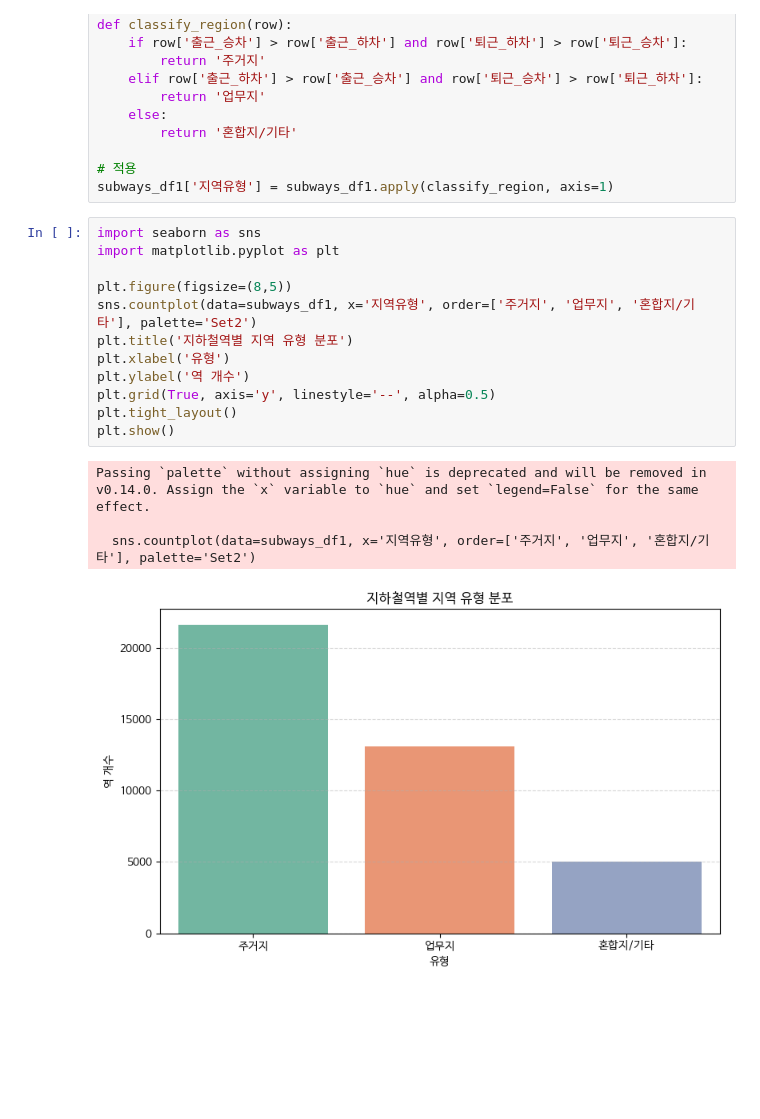
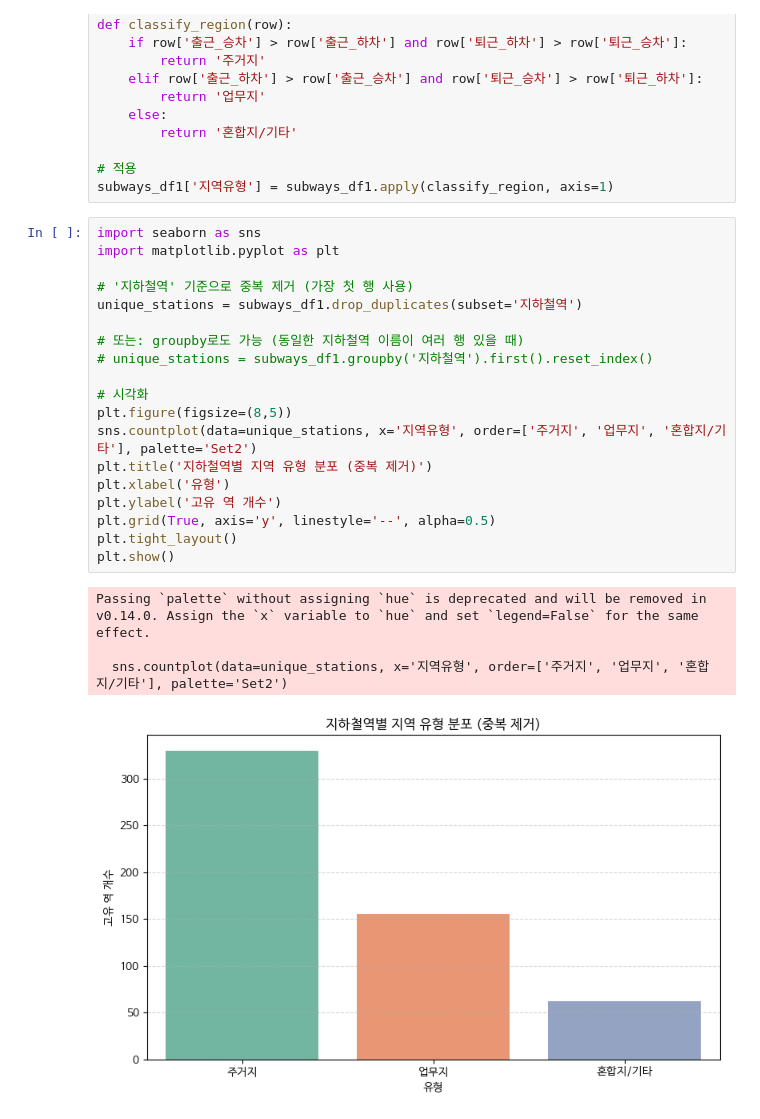
Before and after one commit to Telkem/hipython_rep, a Jupyter notebook: 2_data_anal_subways/보고서.ipynb, the cells around one changed output. Cells and saved outputs as stored; diff of their text form; blank space fills up the shorter version.

```diff
--- a/2_data_anal_subways/보고서.ipynb
+++ b/2_data_anal_subways/보고서.ipynb
@@ -254,17 +254,24 @@ subways_df1['지역유형'] = subways_df1.apply(classify_region, axis=1)
 # %%
 import seaborn as sns
 import matplotlib.pyplot as plt
 
+# '지하철역' 기준으로 중복 제거 (가장 첫 행 사용)
+unique_stations = subways_df1.drop_duplicates(subset='지하철역')
+
+# 또는: groupby로도 가능 (동일한 지하철역 이름이 여러 행 있을 때)
+# unique_stations = subways_df1.groupby('지하철역').first().reset_index()
+
+# 시각화
 plt.figure(figsize=(8,5))
-sns.countplot(data=subways_df1, x='지역유형', order=['주거지', '업무지', '혼합지/기타'], palette='Set2')
-plt.title('지하철역별 지역 유형 분포')
+sns.countplot(data=unique_stations, x='지역유형', order=['주거지', '업무지', '혼합지/기타'], palette='Set2')
+plt.title('지하철역별 지역 유형 분포 (중복 제거)')
 plt.xlabel('유형')
-plt.ylabel('역 개수')
+plt.ylabel('고유 역 개수')
 plt.grid(True, axis='y', linestyle='--', alpha=0.5)
 plt.tight_layout()
 plt.show()
 # %% [output]
 Passing `palette` without assigning `hue` is deprecated and will be removed in v0.14.0. Assign the `x` variable to `hue` and set `legend=False` for the same effect.
 
-  sns.countplot(data=subways_df1, x='지역유형', order=['주거지', '업무지', '혼합지/기타'], palette='Set2')
+  sns.countplot(data=unique_stations, x='지역유형', order=['주거지', '업무지', '혼합지/기타'], palette='Set2')
-[figure, old version]
+[figure, new version]
```
Also changed, not shown: parts of 6 cells of this notebook, 1 other file.
